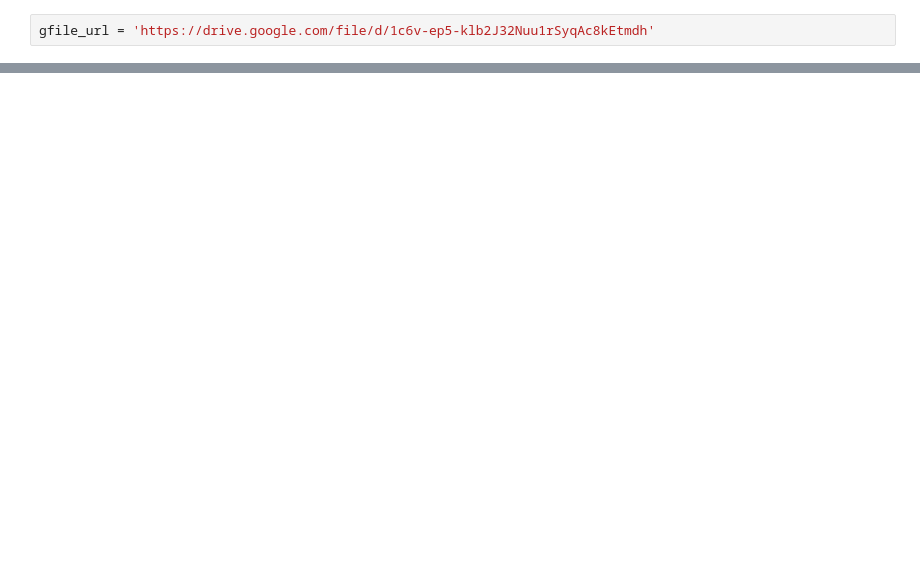
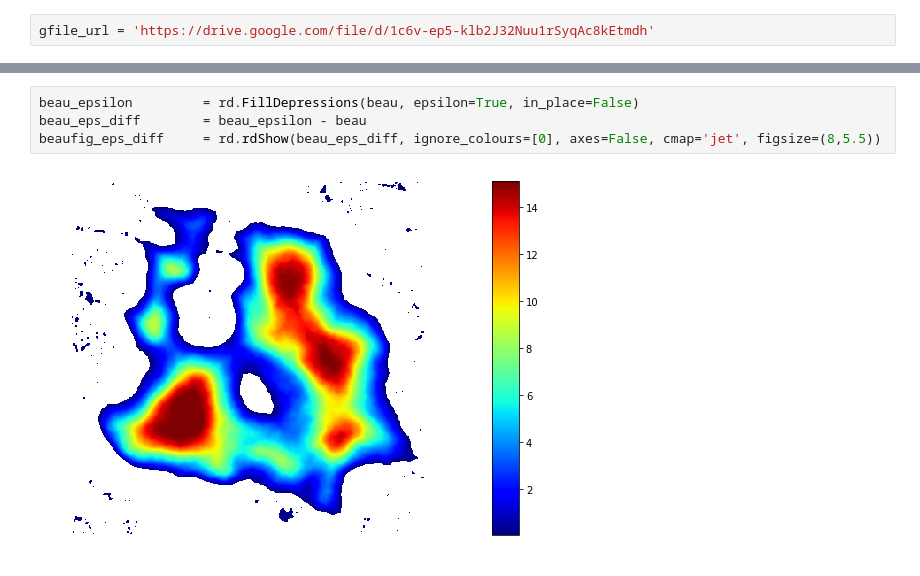
Before and after one commit to giswqs/richdem-binder, a Jupyter notebook: examples/richdem.ipynb, the cells around one changed output, grey strips where cells are left out. Drawn from its saved outputs; the diff is of its cells as text; blank space fills up the shorter version.

```diff
--- a/examples/richdem.ipynb
+++ b/examples/richdem.ipynb
@@ -45,0 +159,6 @@ Unzipping...Done.
+# %%
+beau_epsilon         = rd.FillDepressions(beau, epsilon=True, in_place=False)
+beau_eps_diff        = beau_epsilon - beau
+beaufig_eps_diff     = rd.rdShow(beau_eps_diff, ignore_colours=[0], axes=False, cmap='jet', figsize=(8,5.5))
+# %% [output]
+[figure, added]
```
Also changed, not shown: parts of 35 cells of this notebook, 1 other file.
